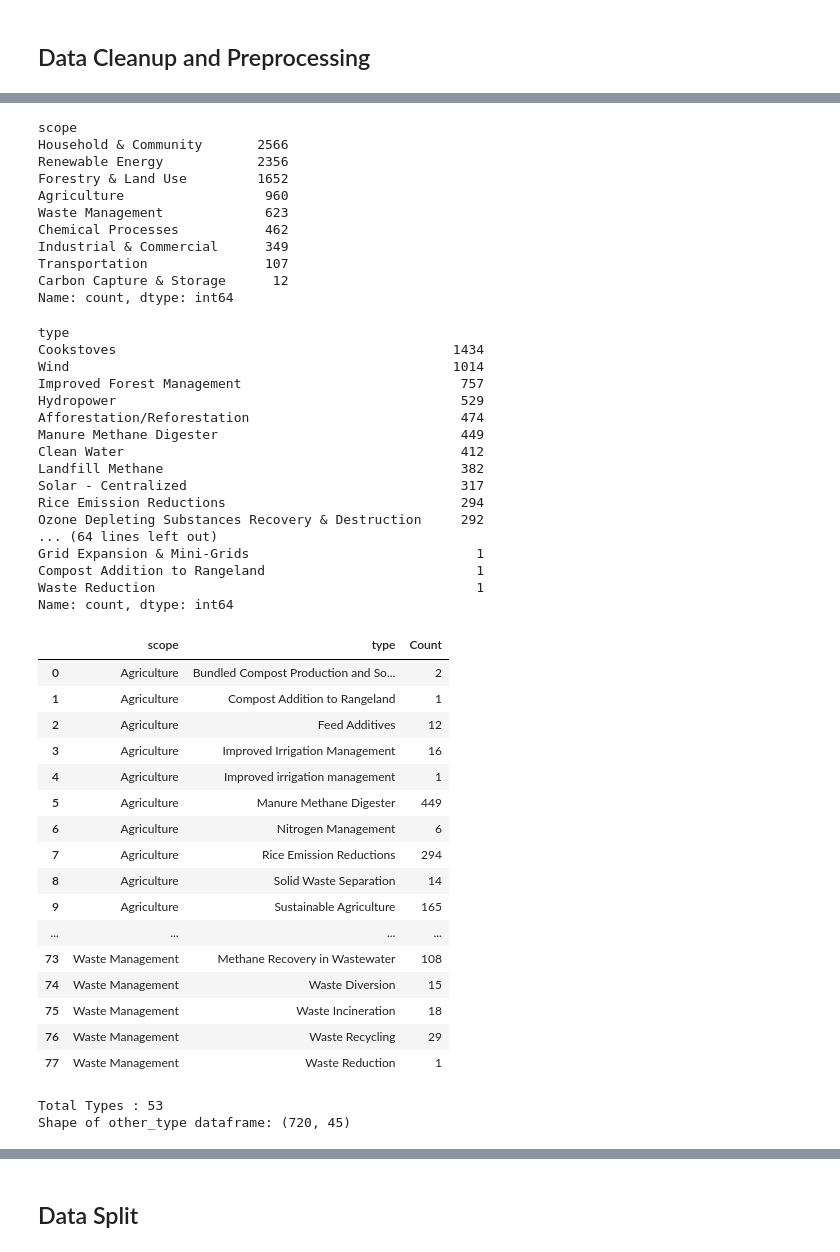
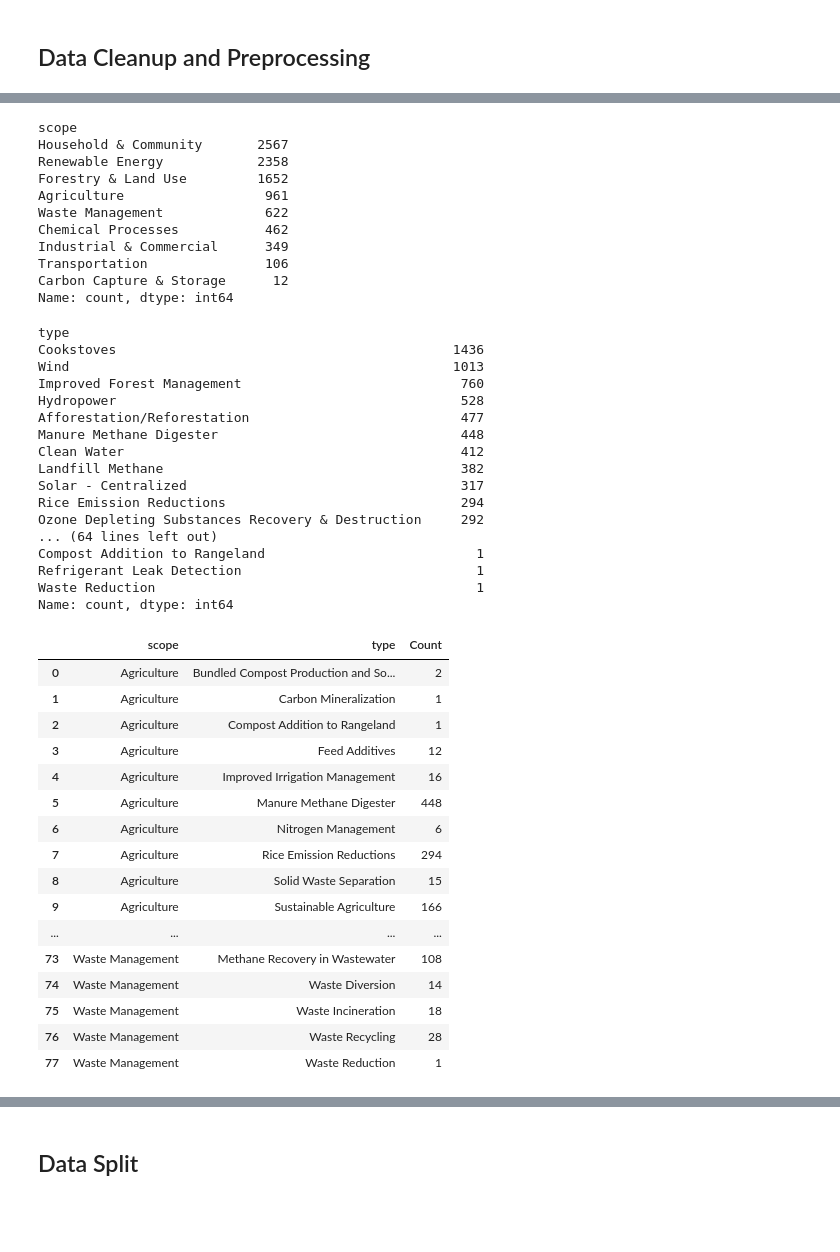
Before and after one commit to MaggieCorry/Capstone_Corry_Hoang_Tajnekar_Rong, a Jupyter notebook: EDA/Roshni_EDA_V11_latest.ipynb, the cells around one changed output, grey strips where cells are left out. Drawn from its saved outputs; the diff is of its cells as text; code cells hidden in the pictures; blank space fills up the shorter version.

```diff
--- a/EDA/Roshni_EDA_V11_latest.ipynb
+++ b/EDA/Roshni_EDA_V11_latest.ipynb
@@ -30,4 +30,5 @@ df.to_csv(csv_file_path, index=False)
 # %%
 ##Starting from below after the first checkpoint
 # %%
-projects_df = pd.read_csv("../data/PROJECTS_V11.csv")
+projects_df = pd.read_csv("../data/PROJECTS_V11.csv", low_memory=False)
+methodologies_df = pd.read_csv("../data/projects_table_rules_final_ml.csv", low_memory=False)
@@ -91,0 +160,4 @@ dtype: int64
+# %%
+# Identify the duplicated columns from methodology
+columns_to_drop = projects_df.columns.intersection(methodologies_df.columns).drop('project_id').tolist()
+columns_to_drop
@@ -91,0 +175,6 @@ dtype: int64
+# %%
+methodologies_df_unique = methodologies_df.drop(columns=columns_to_drop)
+# %%
+
+# Merge the dataframes on 'project_id' using an outer join to keep all records from both dataframes
+merged_df = pd.merge(projects_df, methodologies_df_unique, on='project_id', how='left')
@@ -138,78 +255,62 @@ grp_type_by_scope_inactive
 # %%
 # Generate the value counts for the 'Scope' column
-scope_counts = projects_df['scope'].value_counts()
+scope_counts = merged_df['scope'].value_counts()
 scope_counts
 # %% [output]
 scope
-Household & Community       2566
-Renewable Energy            2356
+Household & Community       2567
+Renewable Energy            2358
 Forestry & Land Use         1652
-Agriculture                  960
-Waste Management             623
+Agriculture                  961
+Waste Management             622
 Chemical Processes           462
 Industrial & Commercial      349
-Transportation               107
+Transportation               106
 Carbon Capture & Storage      12
 Name: count, dtype: int64
 # %%
 # Generate the value counts for the 'Scope' column
-type_counts = projects_df['type'].value_counts()
+type_counts = merged_df['type'].value_counts()
 type_counts
 # %% [output]
 type
-Cookstoves                                           1434
-Wind                                                 1014
-Improved Forest Management                            757
-Hydropower                                            529
-Afforestation/Reforestation                           474
-Manure Methane Digester                               449
+Cookstoves                                           1436
+Wind                                                 1013
+Improved Forest Management                            760
+Hydropower                                            528
+Afforestation/Reforestation                           477
+Manure Methane Digester                               448
 Clean Water                                           412
 Landfill Methane                                      382
 Solar - Centralized                                   317
 Rice Emission Reductions                              294
 Ozone Depleting Substances Recovery & Destruction     292
 ... (64 lines left out)
-Grid Expansion & Mini-Grids                             1
 Compost Addition to Rangeland                           1
+Refrigerant Leak Detection                              1
 Waste Reduction                                         1
 Name: count, dtype: int64
 # %%
 # Group by 'Project Scope' and 'Project Type', then count the occurrences
-grp_type_by_scope = projects_df.groupby(['scope', 'type']).size().reset_index(name='Count')
+grp_type_by_scope = merged_df.groupby(['scope', 'type']).size().reset_index(name='Count')
 
 # Display the grouped DataFrame
 grp_type_by_scope
 # %% [output]
 |  | scope | type | Count |
 | 0 | Agriculture | Bundled Compost Production and So... | 2 |
-| 1 | Agriculture | Compost Addition to Rangeland | 1 |
-| 2 | Agriculture | Feed Additives | 12 |
-| 3 | Agriculture | Improved Irrigation Management | 16 |
-| 4 | Agriculture | Improved irrigation management | 1 |
-| 5 | Agriculture | Manure Methane Digester | 449 |
+| 1 | Agriculture | Carbon Mineralization | 1 |
+| 2 | Agriculture | Compost Addition to Rangeland | 1 |
+| 3 | Agriculture | Feed Additives | 12 |
+| 4 | Agriculture | Improved Irrigation Management | 16 |
+| 5 | Agriculture | Manure Methane Digester | 448 |
 | 6 | Agriculture | Nitrogen Management | 6 |
 | 7 | Agriculture | Rice Emission Reductions | 294 |
-| 8 | Agriculture | Solid Waste Separation | 14 |
-| 9 | Agriculture | Sustainable Agriculture | 165 |
+| 8 | Agriculture | Solid Waste Separation | 15 |
+| 9 | Agriculture | Sustainable Agriculture | 166 |
 | ... | ... | ... | ... |
 | 73 | Waste Management | Methane Recovery in Wastewater | 108 |
-| 74 | Waste Management | Waste Diversion | 15 |
+| 74 | Waste Management | Waste Diversion | 14 |
 | 75 | Waste Management | Waste Incineration | 18 |
-| 76 | Waste Management | Waste Recycling | 29 |
+| 76 | Waste Management | Waste Recycling | 28 |
 | 77 | Waste Management | Waste Reduction | 1 |
-# %%
-# Calculate value counts for 'type' column
-type_counts = projects_df['type'].value_counts()
-
-# Identify types with counts less than or equal to 50
-types_to_group = type_counts[type_counts < 50].index
-#print(types_to_group, len(types_to_group))
-
-# Filter the DataFrame
-other_type = projects_df[projects_df['type'].isin(types_to_group)]
-
-print("Total Types :",len(types_to_group))
-print("Shape of other_type dataframe:", other_type.shape)
-# %% [output]
-Total Types : 53
-Shape of other_type dataframe: (720, 45)
```
Also changed, not shown: parts of 38 cells of this notebook.
